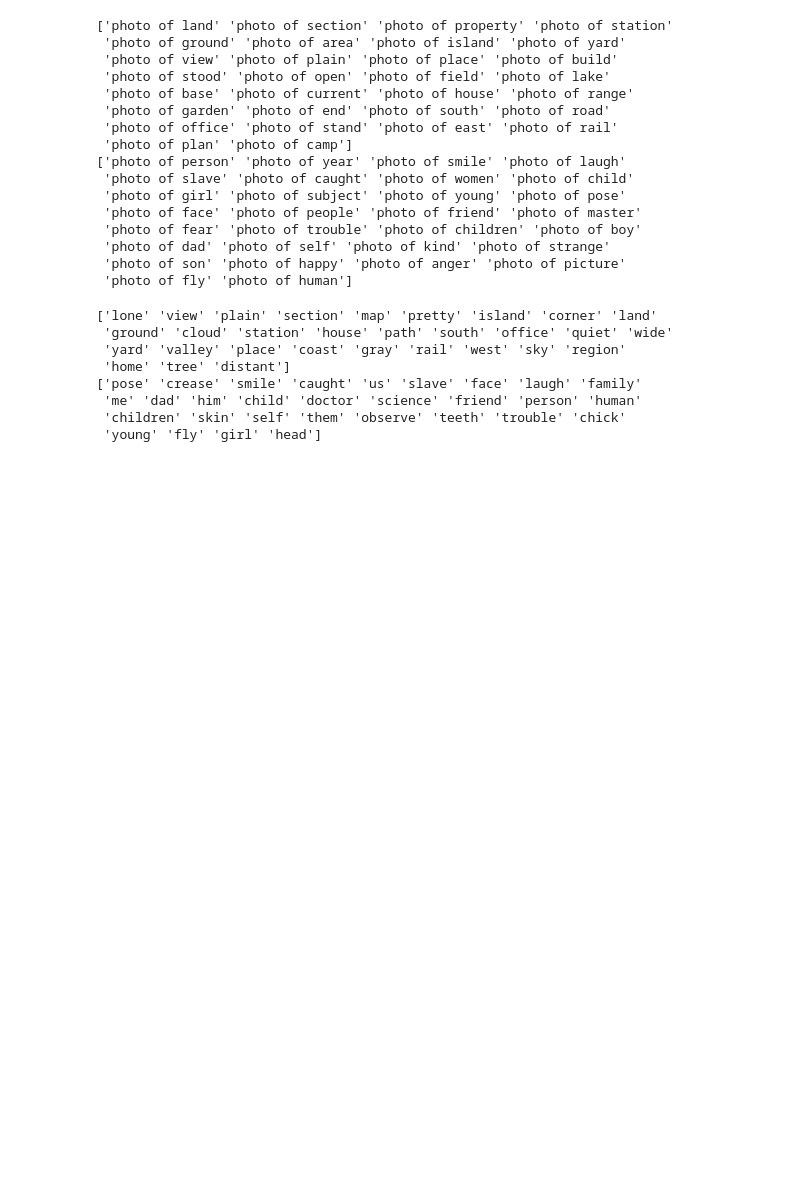
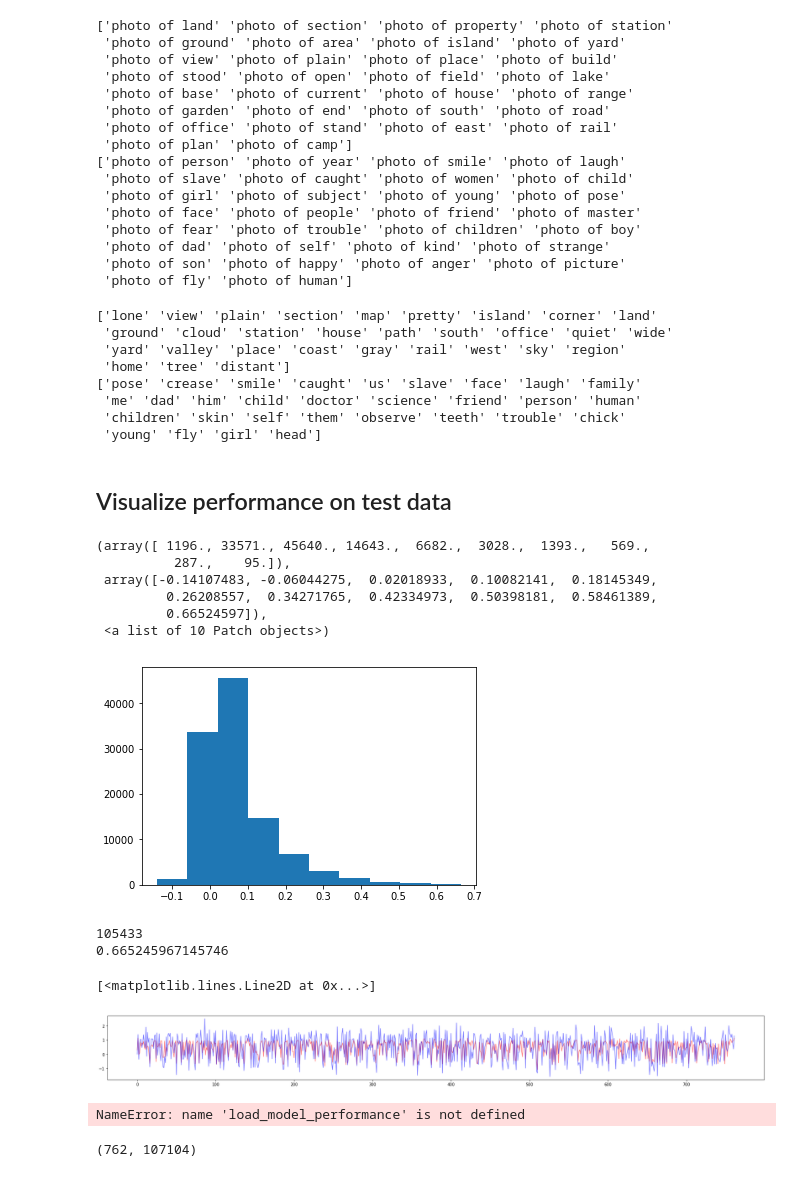
Before and after one commit to ariaaay/NSD, a Jupyter notebook: notebooks/CLIP results analysis.ipynb, the cells around one changed output. Drawn from its saved outputs; the diff is of its cells as text; code cells hidden in the pictures; blank space fills up the shorter version.

```diff
--- a/notebooks/CLIP results analysis.ipynb
+++ b/notebooks/CLIP results analysis.ipynb
@@ -305,3 +307,8 @@ print(np.array(common_words)[np.argsort(scores)[::-1][:30]])
  'me' 'dad' 'him' 'child' 'doctor' 'science' 'friend' 'person' 'human'
  'children' 'skin' 'self' 'them' 'observe' 'teeth' 'trouble' 'chick'
  'young' 'fly' 'girl' 'head']
+# %% [markdown]
+## Visualize performance on test data
+# %%
+model = "cat_person_subset"
+yhat, ytest = np.load(output_dir + "/encoding_results/subj1/pred_%s_whole_brain.p" % model)
@@ -307,0 +317,34 @@ print(np.array(common_words)[np.argsort(scores)[::-1][:30]])
+# %%
+from sklearn.metrics import r2_score
+from scipy.stats import pearsonr
+corrs = [pearsonr(ytest[:, i], yhat[:, i]) for i in range(ytest.shape[1])]
+# %%
+corr_values = [v[0] for v in corrs]
+# %%
+plt.hist(corr_values)
+# %% [output]
+(array([ 1196., 33571., 45640., 14643.,  6682.,  3028.,  1393.,   569.,
+          287.,    95.]),
+ array([-0.14107483, -0.06044275,  0.02018933,  0.10082141,  0.18145349,
+         0.26208557,  0.34271765,  0.42334973,  0.50398181,  0.58461389,
+         0.66524597]),
+ <a list of 10 Patch objects>)
+[figure, added]
+# %%
+print(np.argmax(corr_values))
+print(np.max(corr_values))
+# %% [output]
+105433
+0.665245967145746
+# %%
+plt.figure(figsize=(30,3))
+plt.plot(yhat[:,105433], "r", alpha=0.5)
+plt.plot(ytest[:,105433], "b", alpha=0.5)
+# %% [output]
+[<matplotlib.lines.Line2D at 0x...>]
+[figure, added]
+# %%
+pvalues = load_model_performance(model, task=None, output_root=output_dir, subj=1, measure="pvalue")
+sig_mask = pvalues <= 0.05
+# %% [output]
+NameError: name 'load_model_performance' is not defined
@@ -307,0 +353,4 @@ print(np.array(common_words)[np.argsort(scores)[::-1][:30]])
+# %%
+ytest.shape
+# %% [output]
+(762, 107104)
```
Also changed, not shown: parts of 4 cells of this notebook.
